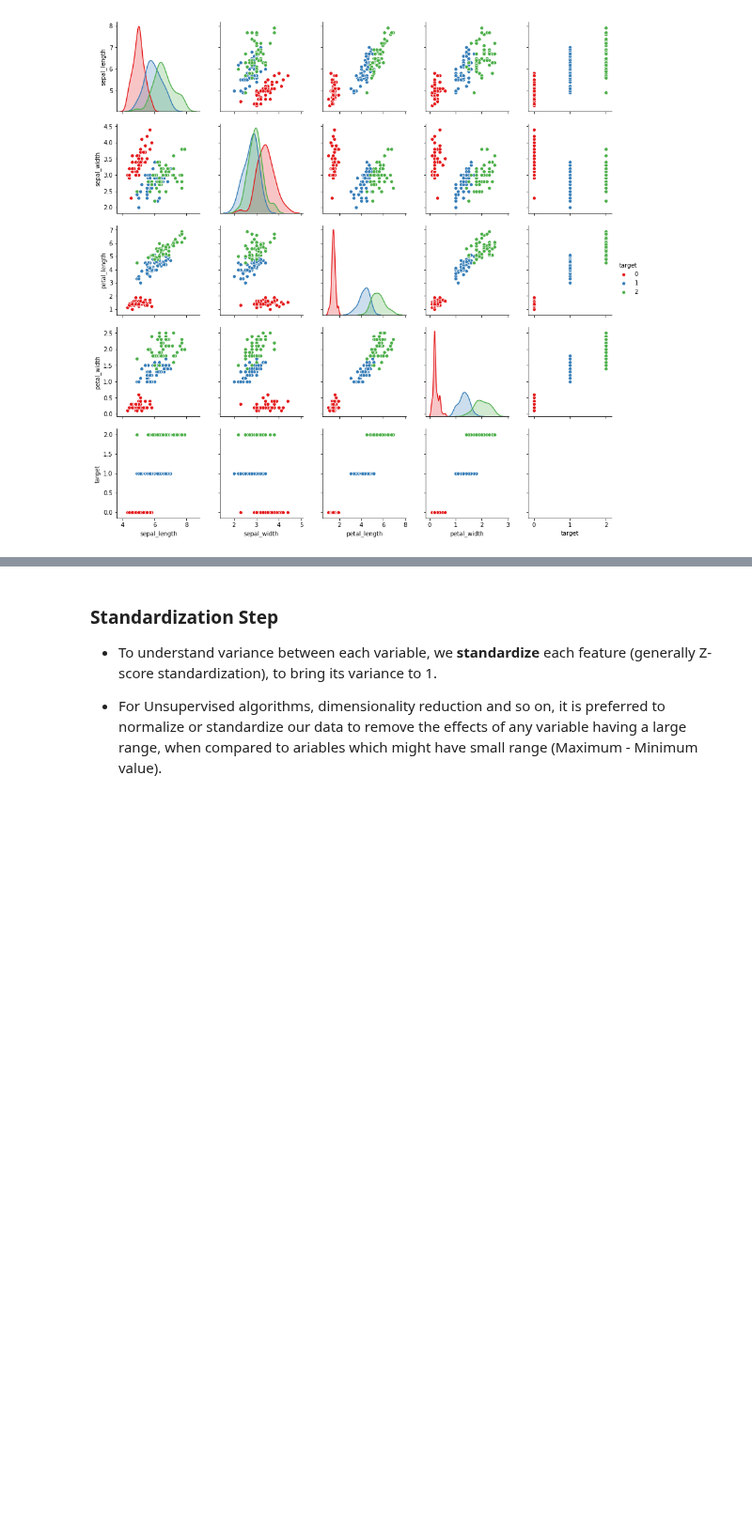
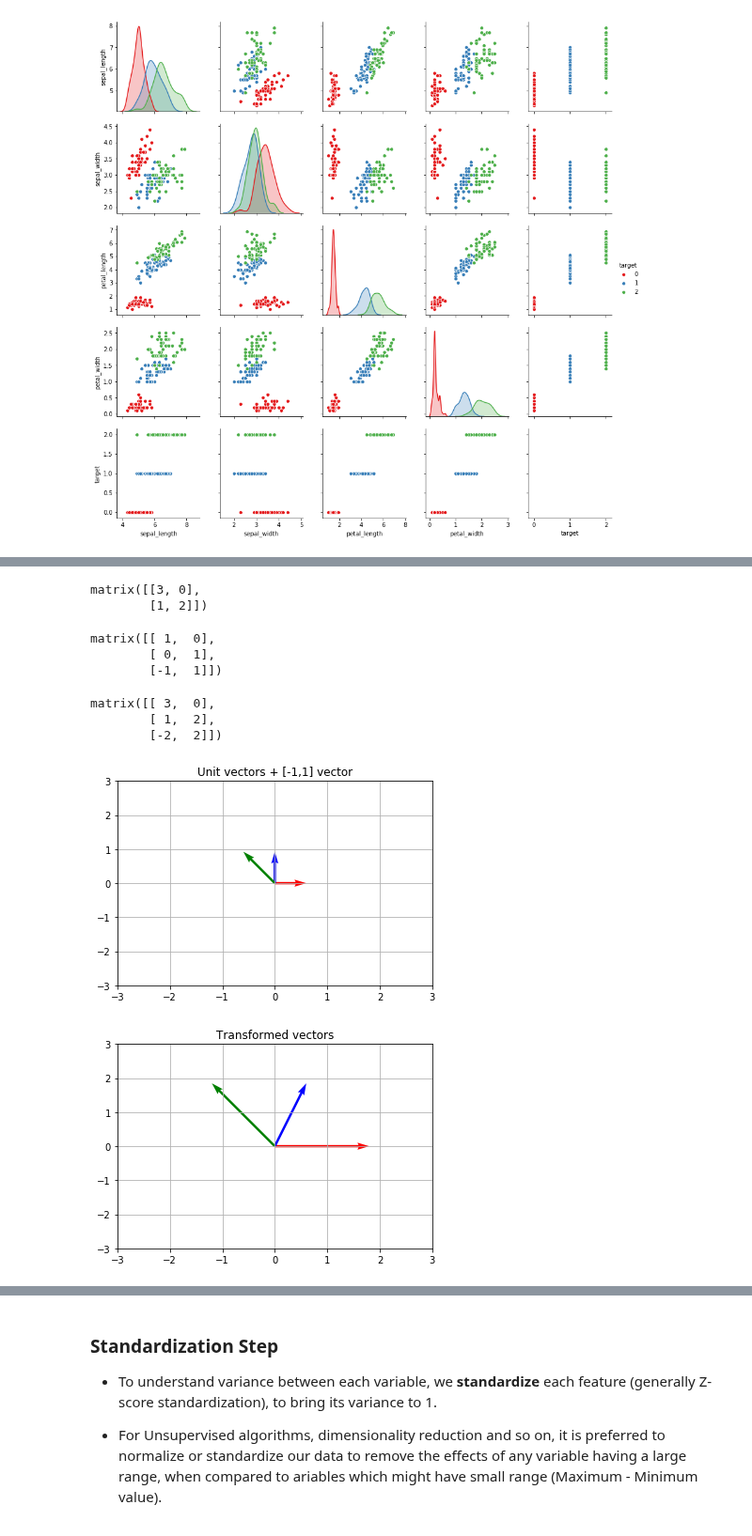
Before and after one commit to AdiVarma27/AdiVarma27.github.io, a Jupyter notebook: _jupyter/2019-04-27-PCA & Kernels, Swiss Army Knife of Data-Wrangling.ipynb, the cells around one changed output, grey strips where cells are left out. Shown at 94% size. Saved outputs shown, nothing was run; the diff lists cells and outputs as text; code cells hidden in the pictures; blank space fills up the shorter version.

```diff
--- a/_jupyter/2019-04-27-PCA & Kernels, Swiss Army Knife of Data-Wrangling.ipynb
+++ b/_jupyter/2019-04-27-PCA & Kernels, Swiss Army Knife of Data-Wrangling.ipynb
@@ -69,0 +127,32 @@ sns.pairplot(df_iris, hue='target', palette='Set1')
+# %%
+# Transformation Matrix
+
+A = np.matrix(A)
+A
+# %% [output]
+matrix([[3, 0],
+        [1, 2]])
+# %%
+# Original untrasnformed vectors (Red, Green, Blue)
+
+Original_data = np.matrix([[1,0],[0,1],[-1,1]])
+Original_data
+# %% [output]
+matrix([[ 1,  0],
+        [ 0,  1],
+        [-1,  1]])
+# %%
+# Dot product of two matrixes
+
+Transformed_data = Original_data.dot(A)
+Transformed_data
+# %% [output]
+matrix([[ 3,  0],
+        [ 1,  2],
+        [-2,  2]])
+# %%
+plotVec([[1,0],[0,1],[-1,1]], title='Unit vectors + [-1,1] vector')
+plotVec(Transformed_data, title='Transformed vectors')
+# %% [output]
+[figure, added]
+[figure, added]
```
Also changed, not shown: parts of 13 cells of this notebook.
